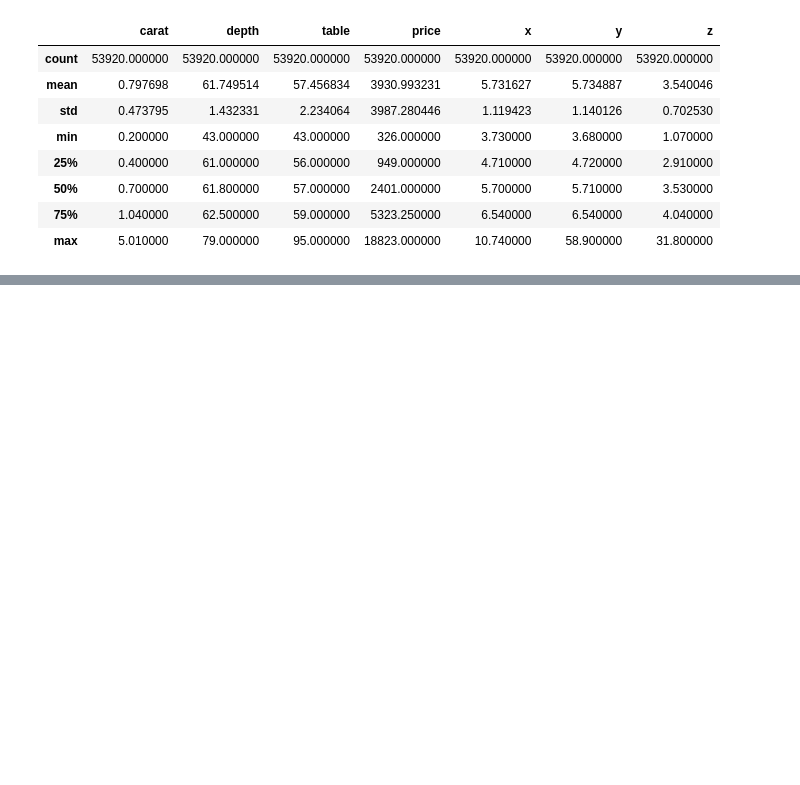
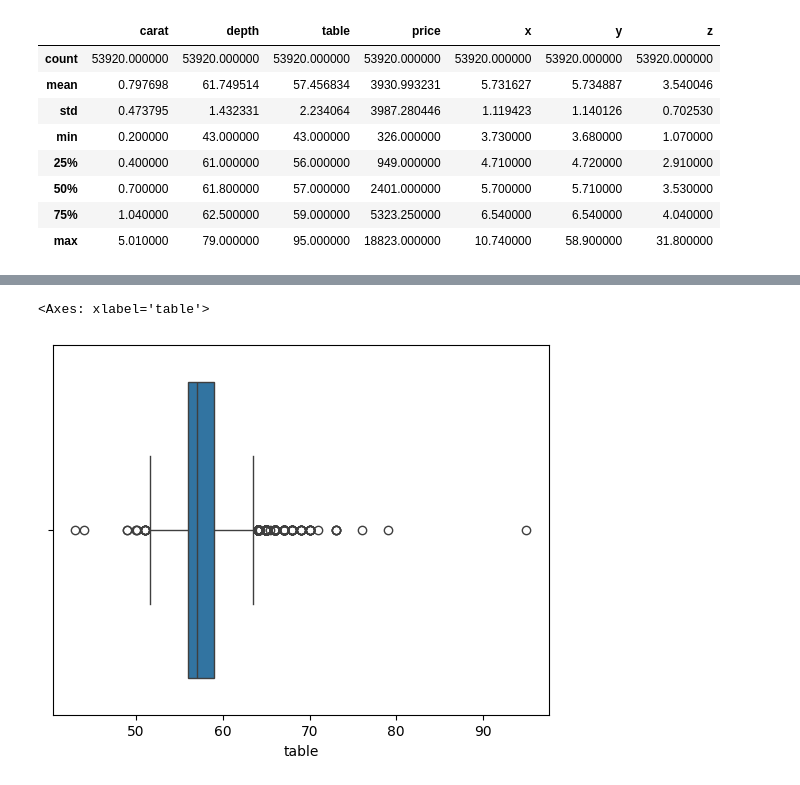
Before and after one commit to abdullohumar/predictive_analytic, a Jupyter notebook: predictive_analytics.ipynb, the cells around one changed output, grey strips where cells are left out. Drawn from its saved outputs; the diff is of its cells as text; code cells hidden in the pictures; blank space fills up the shorter version.

```diff
--- a/predictive_analytics.ipynb
+++ b/predictive_analytics.ipynb
@@ -107,0 +121,5 @@ diamonds.describe()
+# %%
+sns.boxplot(x=diamonds['table'])
+# %% [output]
+<Axes: xlabel='table'>
+[figure, added]
```
Also changed, not shown: parts of 7 cells of this notebook.
